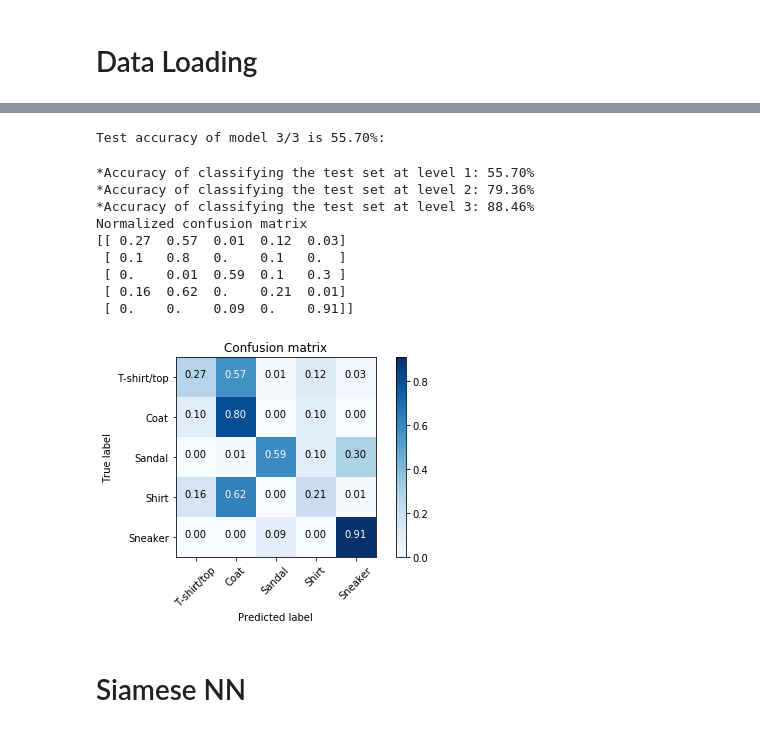
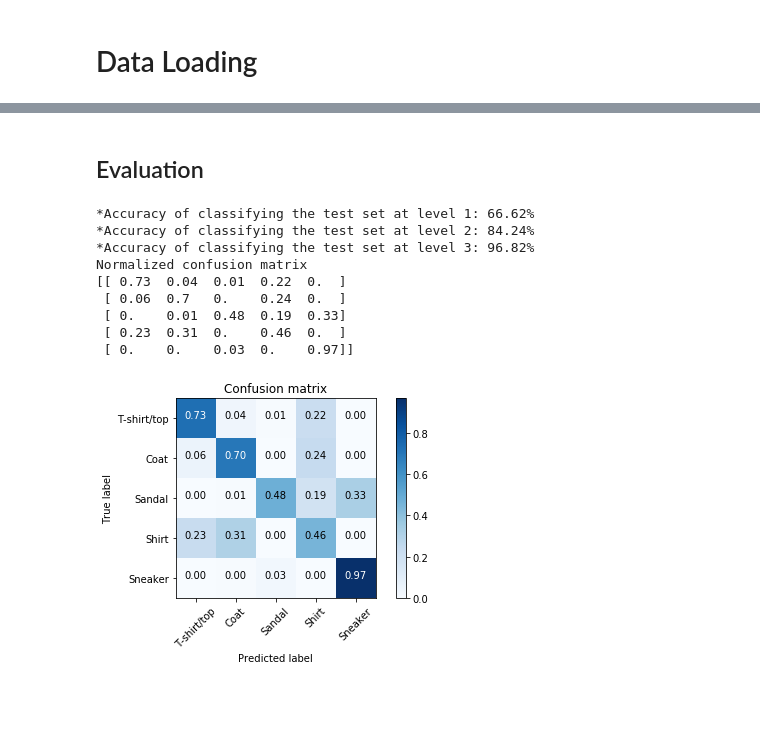
Before and after one commit to Deep-as-hell-team/Fashion-MNIST-, a Jupyter notebook: Run.ipynb, the cells around one changed output, grey strips where cells are left out. Cells and saved outputs as stored; diff of their text form; code cells hidden in the pictures; blank space fills up the shorter version.

```diff
--- a/Run.ipynb
+++ b/Run.ipynb
@@ -110,18 +162,19 @@ Test accuracy of model 1/2 is 98.86%:
  0.98860000000000003,
  <hyperopt.base.Trials at 0x...>)
 # %%
-# model of about 99% accuracy of max_eval = 2
-best_bm_12389_params =  {'dropout0': 0.614347535183095,
-                  'dropout1': 0.45211595712010083,
-                  'fc_size0': 64,
-                  'filter_size0': 64,
-                  'filter_size1': 64,
-                  'kernel_size0': 5,
-                  'kernel_size1': 3,
+# model of about 0.988 accuracy of max_eval = 10
+best_bm_12389_params =  {'dropout0': 0.3639061292022006,
+                  'dropout1': 0.3485488701471488,
+                  'fc_size0': 1024,
+                  'filter_size0': 256,
+                  'filter_size1': 128,
+                  'kernel_size0': 4,
+                  'kernel_size1': 4,
                   'num_layers': {'layers': 'two'},
                   'activation': 'relu',
-                  'optimizer' : 'adam',
-                  'nb_epochs': 1
+                  'optimizer' : Adam,
+                  'lr':0.00001,
+                  'nb_epochs': 80
                   }
 bm_12389_best_model = bm_12389.train_model(h_params = best_bm_12389_params, hyper_param_tuning = False)['model']
 bm_12389_best_model.save('bm_12389_best_model')
@@ -149,5 +209,5 @@ tl.set_base_model(bm_12389_best_model)
 # %%
 # hyper param tuning
-best, best_score, trials = tl.tune_hyper_params(max_evals = 3)
-best, best_score, trials
+best_tl, best_score_tl, trials_tl = tl.tune_hyper_params(max_evals = 10)
+best_tl, best_score_tl, trials_tl
 # %% [output]
@@ -163,33 +231,20 @@ Test accuracy of model 2/3 is 56.78%:
  <hyperopt.base.Trials at 0x...>)
-# %%
-# hyper params with accuracy of 60.49% with max_eval = ??
-best_tl_params =  {'dropout0': 0.5928175094135784,
-                  'fc_size0': 128,
-                  'train_conv0': False,
-                  'train_conv1': True,
-                  'activation': 'relu',
-                  'optimizer' : Adam,
-                  'lr':0.001,
-                  'nb_epochs': 40
-                  }
-
-tl_best_model = tl.train_model(h_params = best_tl_params)['model']
-tl_best_model.save('tl_best_model.h5')
-# %% [output]
-Test accuracy of model 3/3 is 55.70%:
+# %%
+tl_best_model = trials_tl.trials[2]['result']['model']
+tl_best_model.save('tl_best_model.h5')
+# %% [markdown]
+## Evaluation
 # %%
-tl.compute_accuracy(tl_best_model, max_acc_level = 3)
+tl.get_accuracy(tl_best_model, max_acc_level = 3)
 tl.plot_confusion_matrix(tl_best_model, normalize = True)
 # %% [output]
-*Accuracy of classifying the test set at level 1: 55.70%
-*Accuracy of classifying the test set at level 2: 79.36%
-*Accuracy of classifying the test set at level 3: 88.46%
+*Accuracy of classifying the test set at level 1: 66.62%
+*Accuracy of classifying the test set at level 2: 84.24%
+*Accuracy of classifying the test set at level 3: 96.82%
 Normalized confusion matrix
-[[ 0.27  0.57  0.01  0.12  0.03]
- [ 0.1   0.8   0.    0.1   0.  ]
- [ 0.    0.01  0.59  0.1   0.3 ]
- [ 0.16  0.62  0.    0.21  0.01]
- [ 0.    0.    0.09  0.    0.91]]
+[[ 0.73  0.04  0.01  0.22  0.  ]
+ [ 0.06  0.7   0.    0.24  0.  ]
+ [ 0.    0.01  0.48  0.19  0.33]
+ [ 0.23  0.31  0.    0.46  0.  ]
+ [ 0.    0.    0.03  0.    0.97]]
-[figure, old version]
+[figure, new version]
-# %% [markdown]
-# Siamese NN
```
Also changed, not shown: parts of 41 cells of this notebook, 6 other files.
